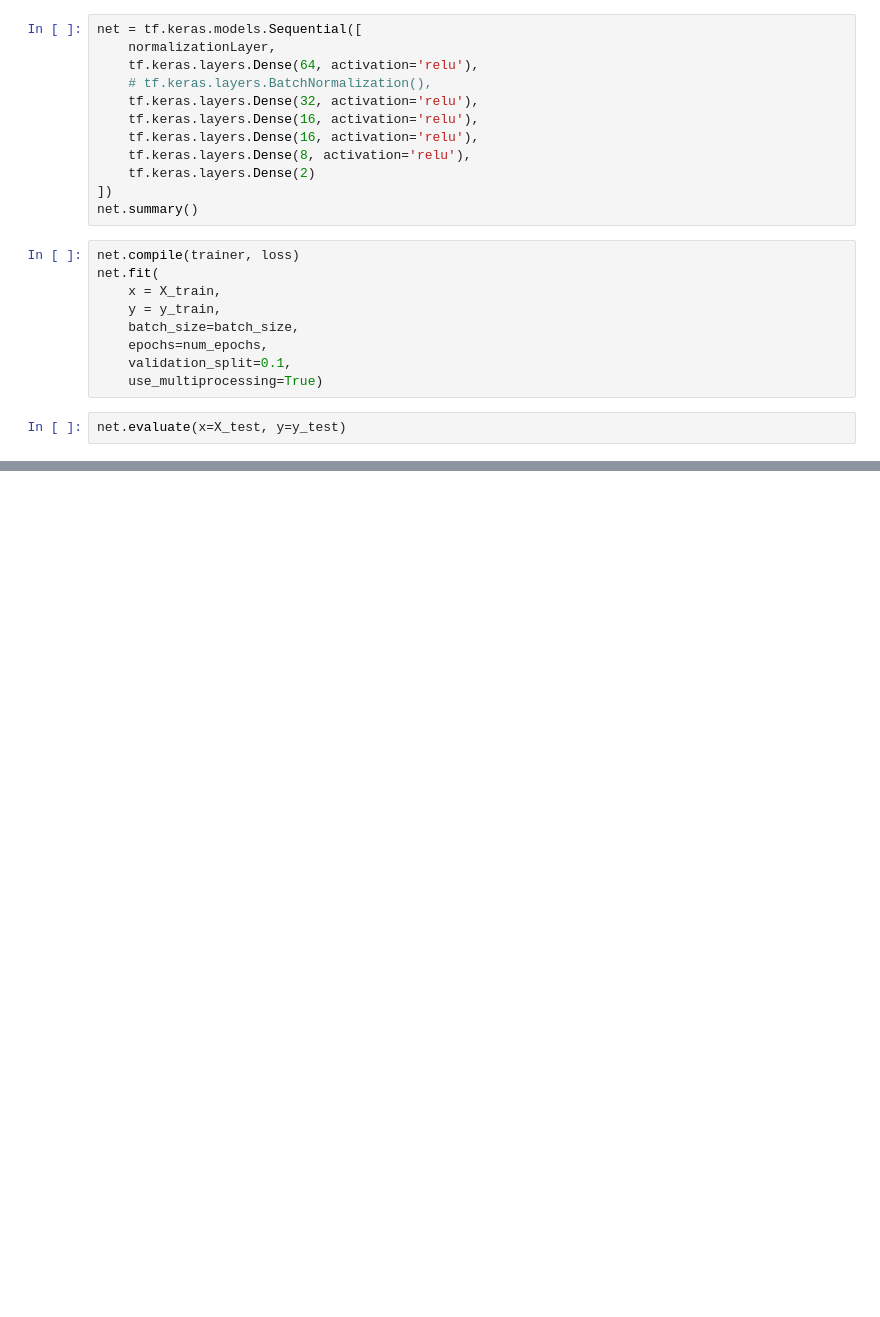
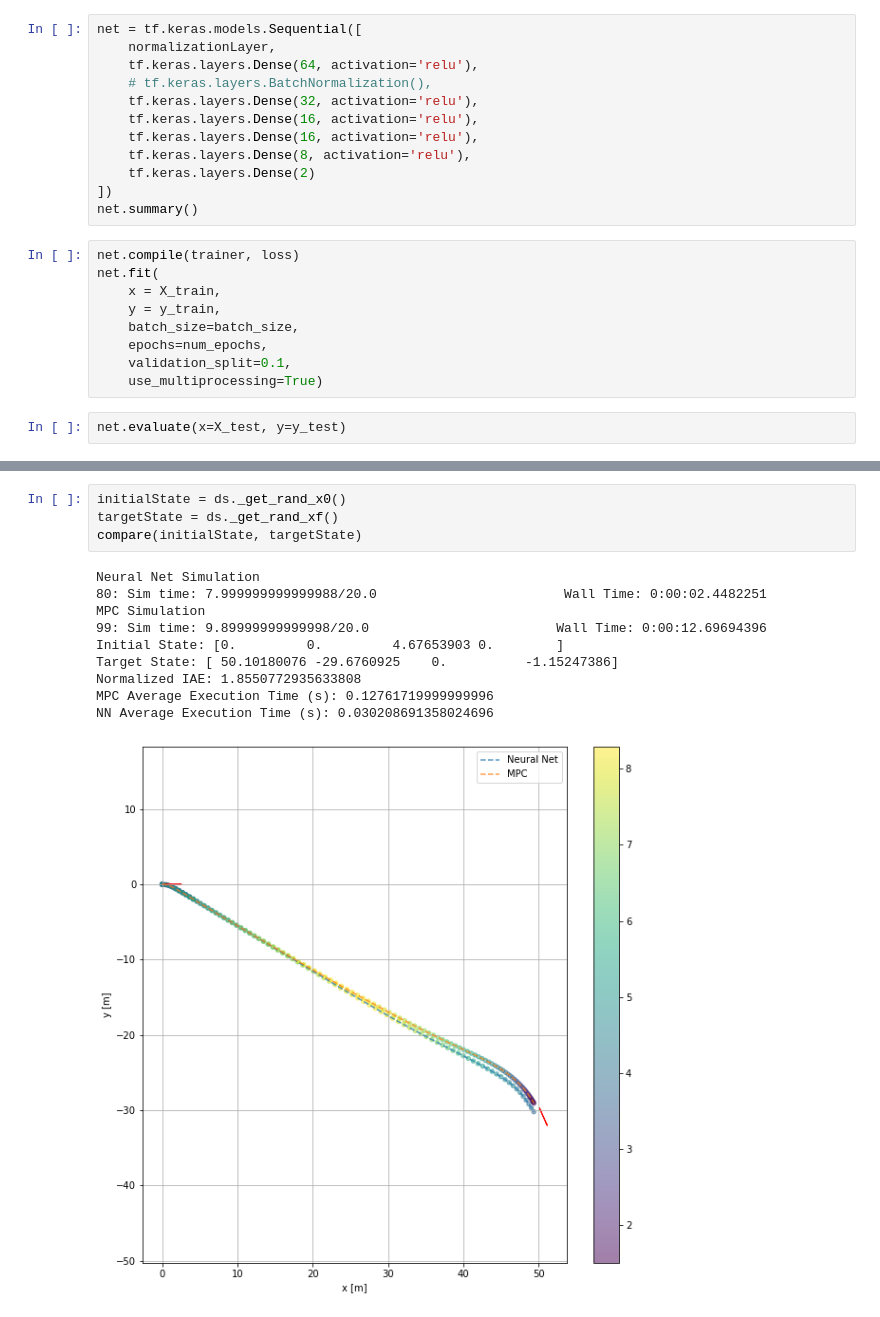
Before and after one commit to freiremelgiz/ECE539_FinalProject, a Jupyter notebook: Training Notebook.ipynb, the cells around one changed output, grey strips where cells are left out. Cells and saved outputs as stored; diff of their text form; blank space fills up the shorter version.

```diff
--- a/Training Notebook.ipynb
+++ b/Training Notebook.ipynb
@@ -109,0 +140,15 @@ simulation.plot_input(sim2)
+# %%
+initialState = ds._get_rand_x0()
+targetState = ds._get_rand_xf()
+compare(initialState, targetState)
+# %% [output]
+Neural Net Simulation
+80: Sim time: 7.999999999999988/20.0                        Wall Time: 0:00:02.4482251
+MPC Simulation
+99: Sim time: 9.89999999999998/20.0                        Wall Time: 0:00:12.69694396
+Initial State: [0.         0.         4.67653903 0.        ]
+Target State: [ 50.10180076 -29.6760925    0.          -1.15247386]
+Normalized IAE: 1.8550772935633808
+MPC Average Execution Time (s): 0.12761719999999996
+NN Average Execution Time (s): 0.030208691358024696
+[figure, added]
```
Also changed, not shown: parts of 10 cells of this notebook, 5 other files.
